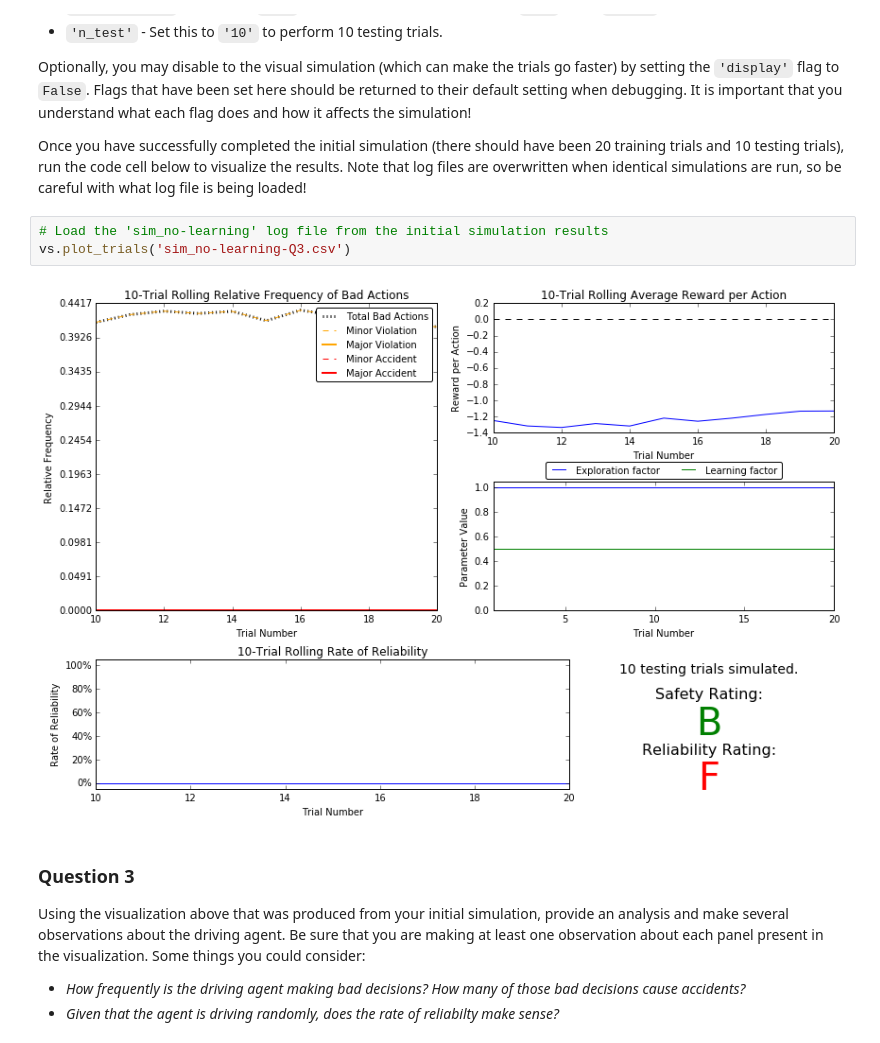
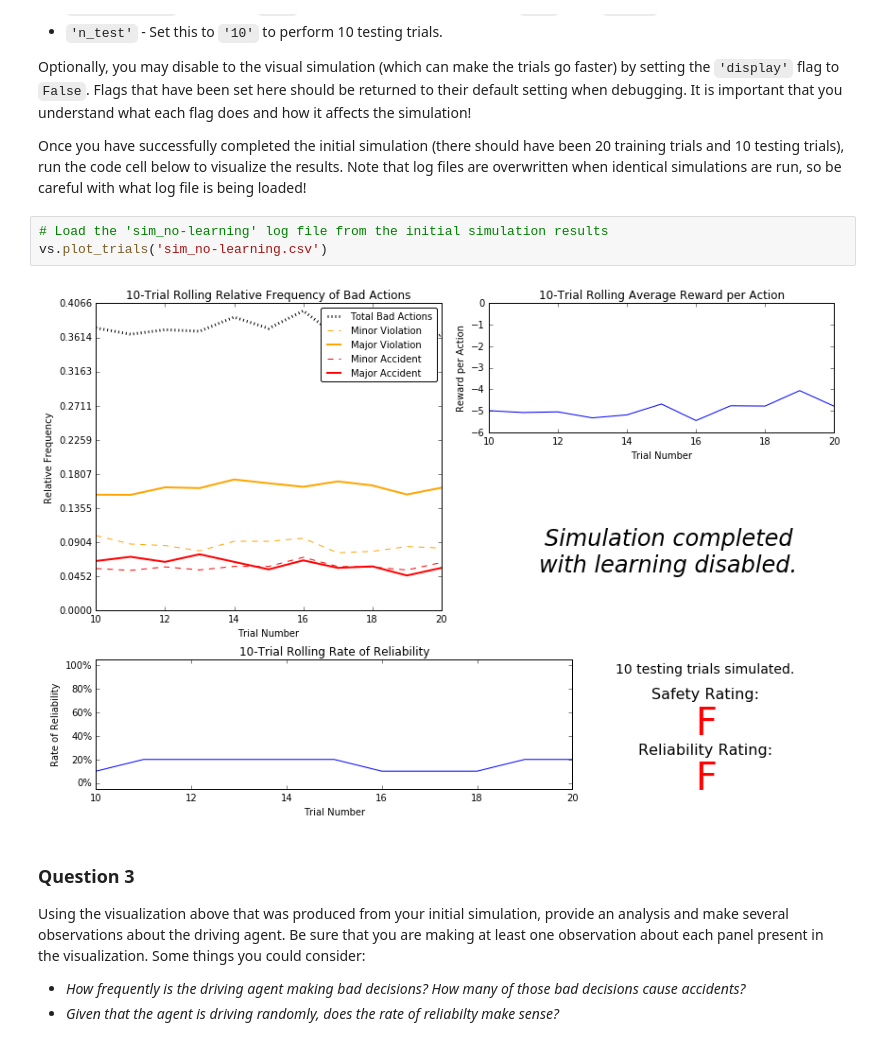
Before and after one commit to apmfifty/machine-learning, a Jupyter notebook: projects/smartcab/smartcab.ipynb, the cells around one changed output. Saved outputs shown, nothing was run; the diff lists cells and outputs as text.

```diff
--- a/projects/smartcab/smartcab.ipynb
+++ b/projects/smartcab/smartcab.ipynb
@@ -84,9 +84,9 @@ Optionally, you may disable to the visual simulation (which can make the trials
 Once you have successfully completed the initial simulation (there should have been 20 training trials and 10 testing trials), run the code cell below to visualize the results. Note that log files are overwritten when identical simulations are run, so be careful with what log file is being loaded!
 # %%
 # Load the 'sim_no-learning' log file from the initial simulation results
-vs.plot_trials('sim_no-learning-Q3.csv')
+vs.plot_trials('sim_no-learning.csv')
 # %% [output]
-[figure, old version]
+[figure, new version]
 # %% [markdown]
 ### Question 3
 Using the visualization above that was produced from your initial simulation, provide an analysis and make several observations about the driving agent. Be sure that you are making at least one observation about each panel present in the visualization. Some things you could consider:
```
Also changed, not shown: parts of 1 cell of this notebook.
